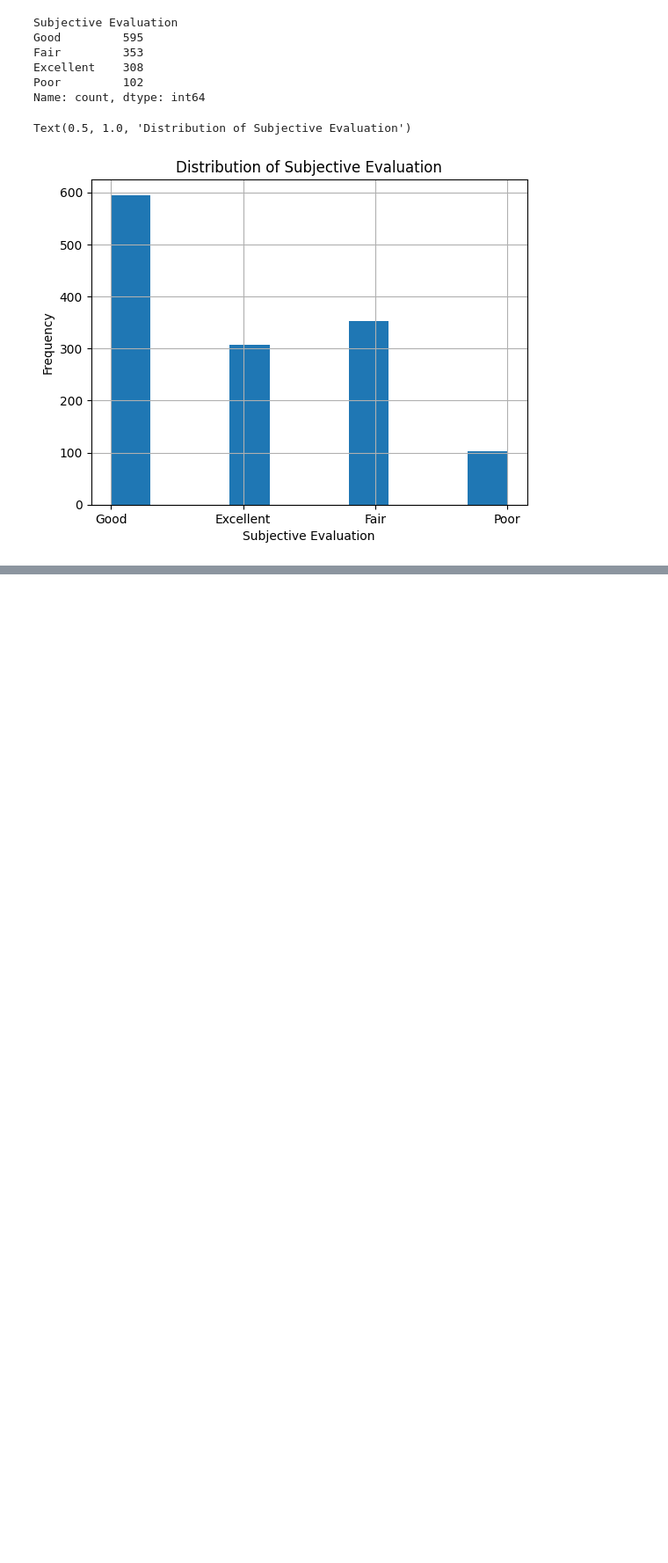
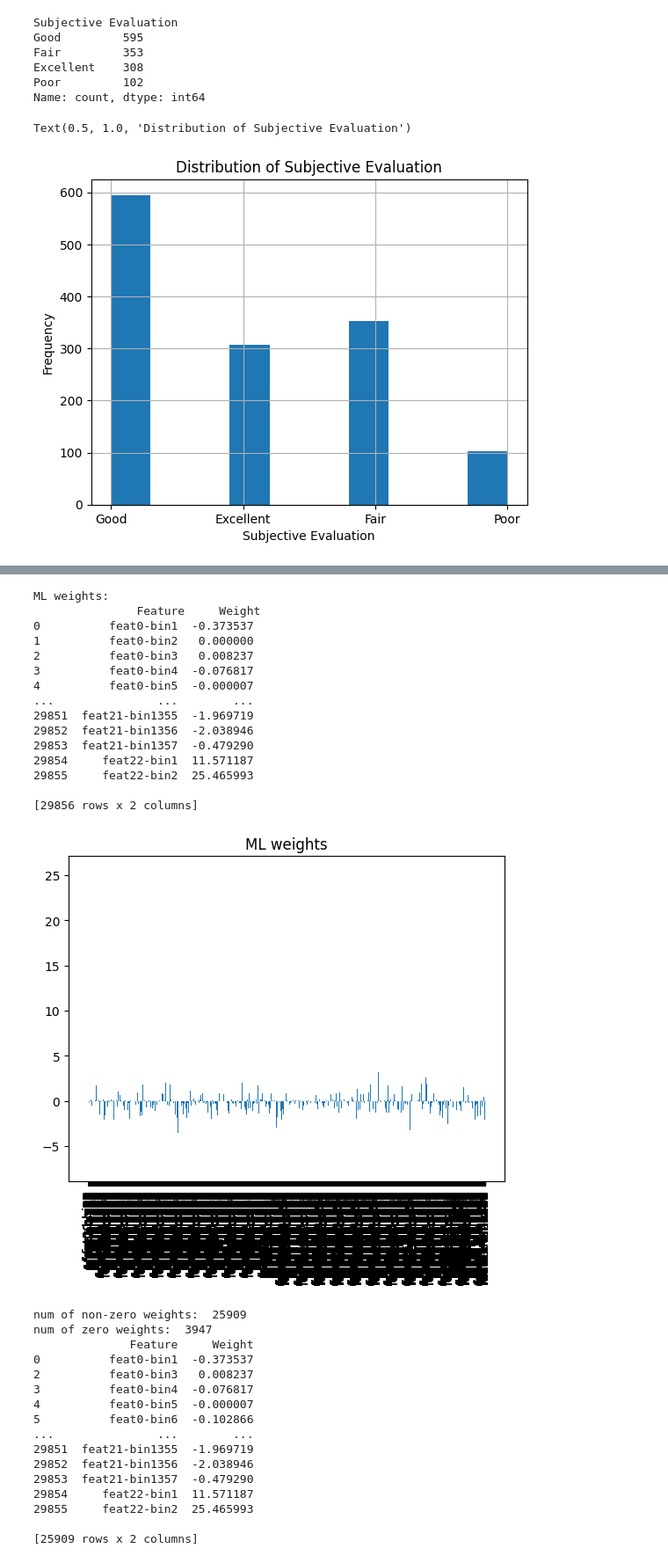
Before and after one commit to mafits/opt-ordinal-scorecards, a Jupyter notebook: test_ordinal.ipynb, the cells around one changed output, grey strips where cells are left out. Shown at 88% size. Cells and saved outputs as stored; diff of their text form; code cells hidden in the pictures; blank space fills up the shorter version.

Commit message:
finish adapting scorecard class to ordinal

```diff
--- a/test_ordinal.ipynb
+++ b/test_ordinal.ipynb
@@ -65,0 +99,7 @@ ValueError: object of too small depth for desired array
+# %%
+scorecard.fit(aesthetic_evaluation_X, aesthetic_evaluation_y,
+                thresholds_method='INF_BINS',
+                encoding_method='1_OUT_OF_K',
+                model_method='ML',
+                use_sbc=True)
+# %% [output]
@@ -65,0 +123,32 @@ ValueError: object of too small depth for desired array
+ML weights:
+               Feature     Weight
+0          feat0-bin1  -0.373537
+1          feat0-bin2   0.000000
+2          feat0-bin3   0.008237
+3          feat0-bin4  -0.076817
+4          feat0-bin5  -0.000007
+...               ...        ...
+29851  feat21-bin1355  -1.969719
+29852  feat21-bin1356  -2.038946
+29853  feat21-bin1357  -0.479290
+29854     feat22-bin1  11.571187
+29855     feat22-bin2  25.465993
+
+[29856 rows x 2 columns]
+[figure, added]
+num of non-zero weights:  25909
+num of zero weights:  3947
+              Feature     Weight
+0          feat0-bin1  -0.373537
+2          feat0-bin3   0.008237
+3          feat0-bin4  -0.076817
+4          feat0-bin5  -0.000007
+5          feat0-bin6  -0.102866
+...               ...        ...
+29851  feat21-bin1355  -1.969719
+29852  feat21-bin1356  -2.038946
+29853  feat21-bin1357  -0.479290
+29854     feat22-bin1  11.571187
+29855     feat22-bin2  25.465993
+
+[25909 rows x 2 columns]
```
Also changed, not shown: parts of 4 cells of this notebook, 1 other file.
